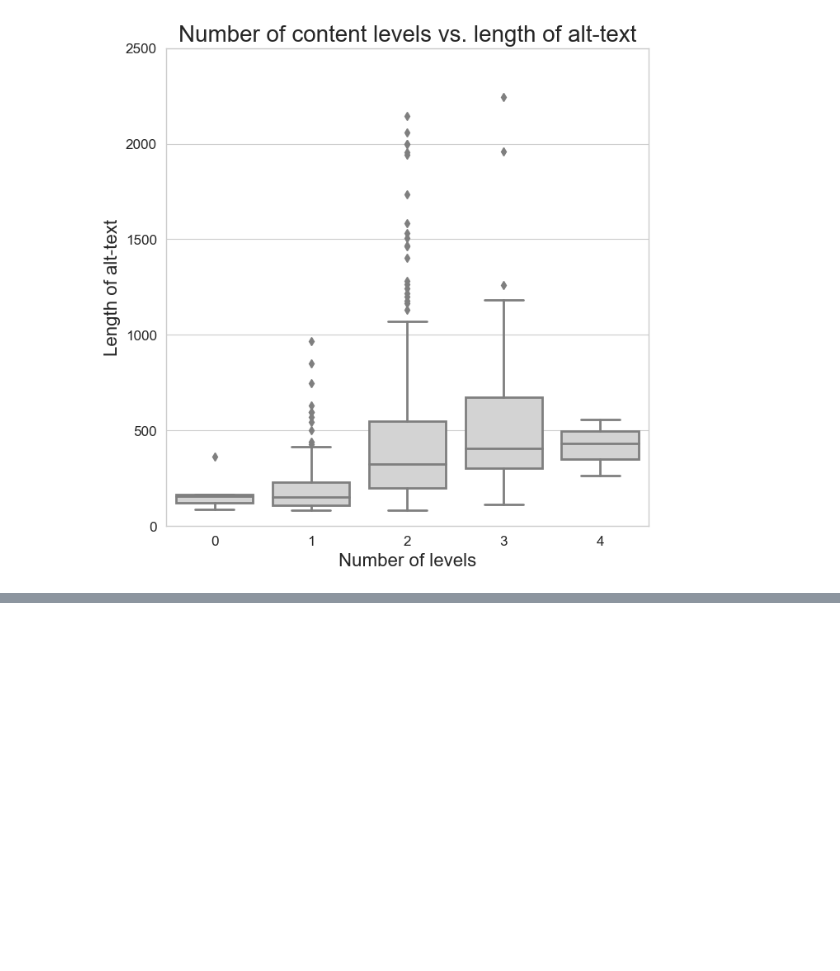
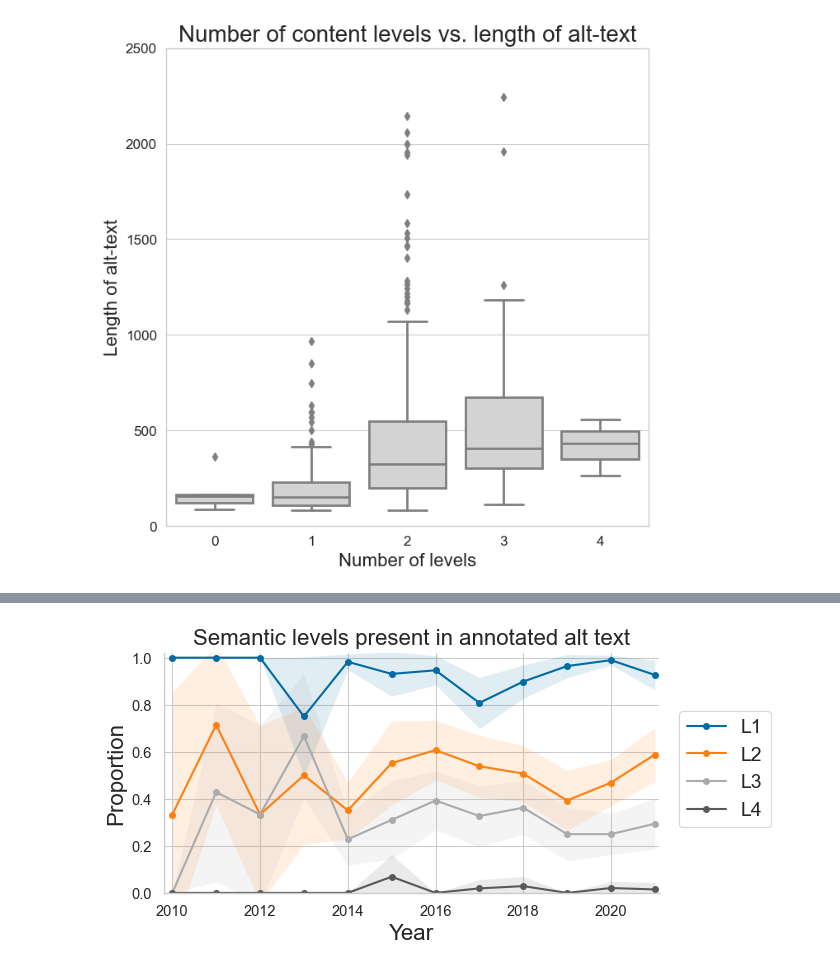
Before and after one commit to allenai/hci-alt-texts, a Jupyter notebook: notebooks/hci-alt-text-analysis.ipynb, the cells around one changed output, grey strips where cells are left out. Drawn from its saved outputs; the diff is of its cells as text; code cells hidden in the pictures; blank space fills up the shorter version.

```diff
--- a/notebooks/hci-alt-text-analysis.ipynb
+++ b/notebooks/hci-alt-text-analysis.ipynb
@@ -311,0 +361,45 @@ plt.show()
+# %%
+# Plot levels over time
+plt.close()
+sns.set_context("paper", font_scale=1.2)
+sns.set_style("whitegrid")
+
+f, ax = plt.subplots(figsize = (7, 3.5))
+sns.set_color_codes('muted')
+lines = []
+for lvl in range(1, 5):
+    df_lvl = df.loc[df['Level'] == lvl]
+    ax.plot(
+        df_lvl['Year'],
+        df_lvl['Proportion with level'],
+        marker='o', markersize=4,
+        linewidth=1.5, color=tableau20blind[lvl-1],
+        label=f'L{lvl}'
+    )
+    ax.fill_between(
+        df_lvl['Year'],
+        df_lvl['Proportion with level']-1.96*df_lvl['BS_stdev'],
+        df_lvl['Proportion with level']+1.96*df_lvl['BS_stdev'],
+        alpha=0.12,
+        edgecolor=tableau20blind[lvl-1],
+        facecolor=tableau20blind[lvl-1],
+        linewidth=0
+    )
+
+# Iterate thorugh each axis
+ax.set_title('Semantic levels present in annotated alt text', fontsize=16)
+ax.set_xlabel('Year', fontsize=16)
+ax.set_ylabel('Proportion', fontsize=16)
+ax.set_xlim((2009.8, 2021.1))
+ax.set_ylim((0, 1.02))
+# ax.grid(False)
+ax.spines['top'].set_visible(False)
+ax.spines['right'].set_visible(False)
+plt.legend(bbox_to_anchor=(1.02, 0.8), ncol=1, fontsize=14)
+
+plt.tight_layout()
+plt.show()
+
+# plt.savefig(os.path.join(OUTPUT_DIR, 'semantic_levels_over_time.png'))
+# %% [output]
+[figure, added]
```
Also changed, not shown: parts of 9 cells of this notebook.
